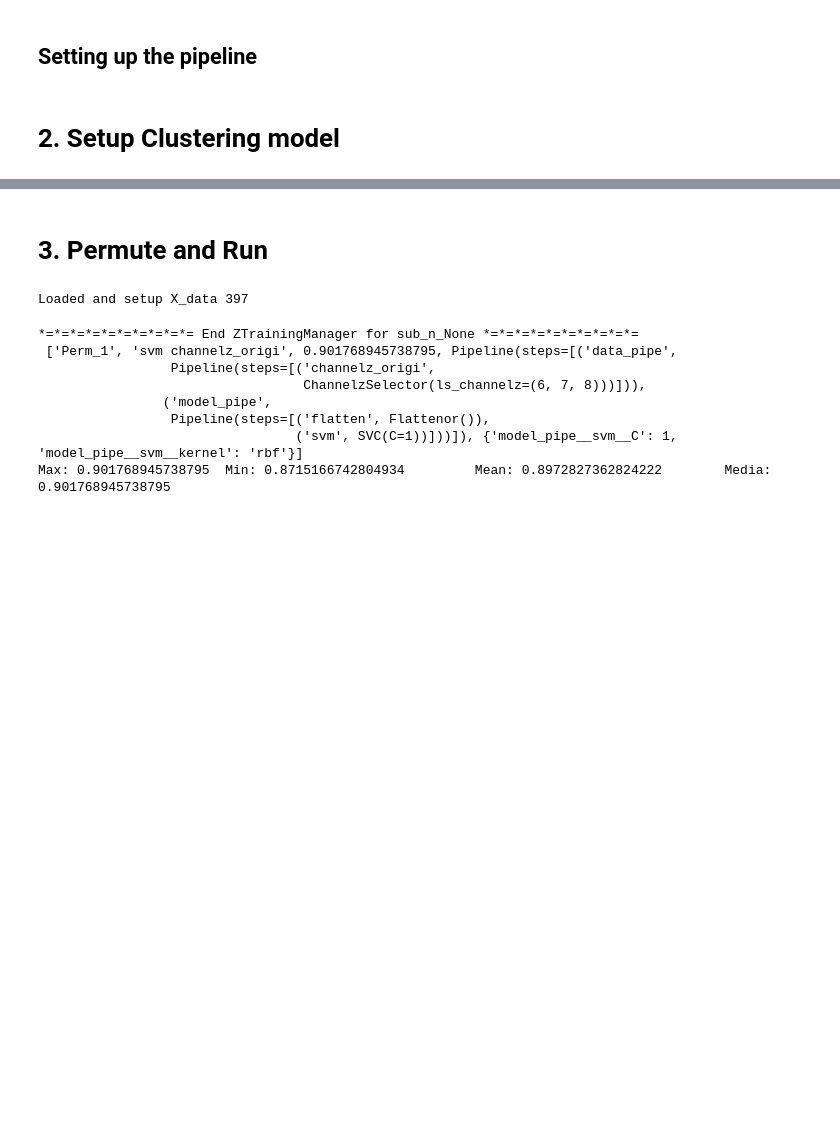
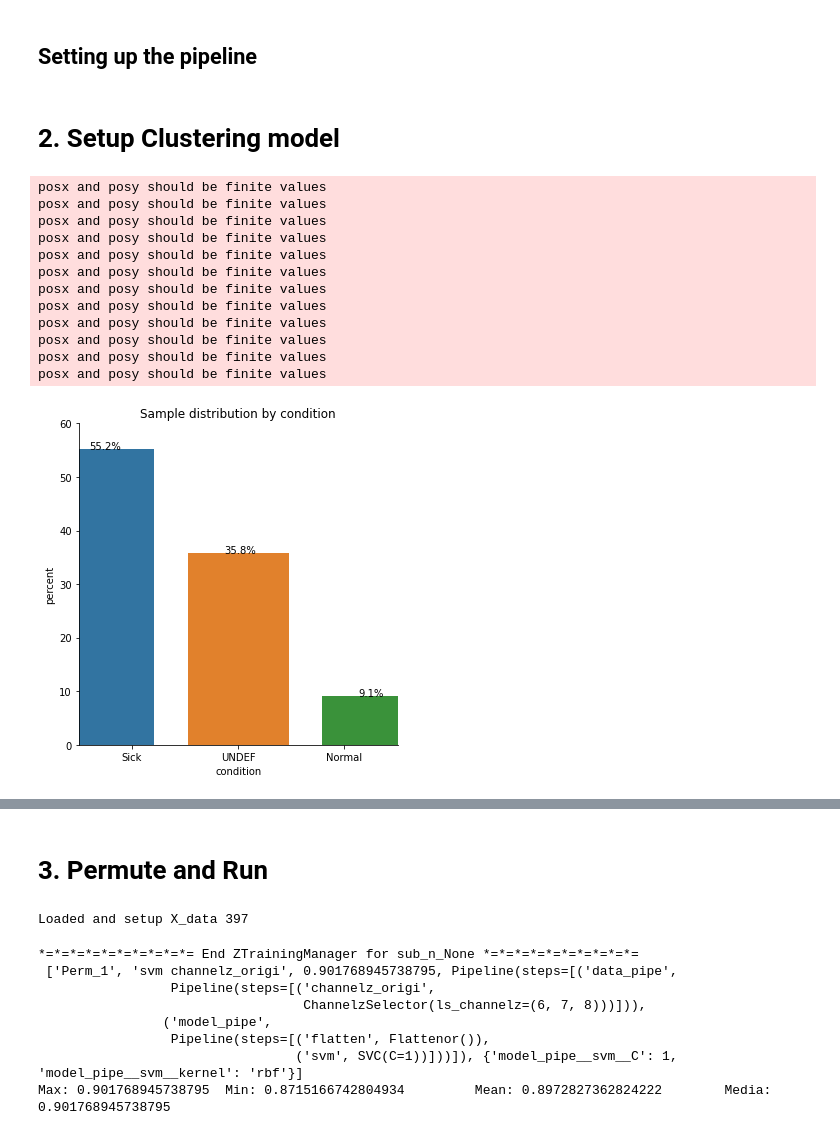
Before and after one commit to bilha-analytics/school, a Jupyter notebook: 01_ocular/notebooks/004_c_cluster_image_fmaps.ipynb, the cells around one changed output, grey strips where cells are left out. Drawn from its saved outputs; the diff is of its cells as text; code cells hidden in the pictures; blank space fills up the shorter version.

Commit message:
first EDA round fini

```diff
--- a/01_ocular/notebooks/004_c_cluster_image_fmaps.ipynb
+++ b/01_ocular/notebooks/004_c_cluster_image_fmaps.ipynb
@@ -272,0 +297,59 @@ def plot_clusters(name, labelz, n=_n_clusters):
+# %%
+dz = fmap_fname_to_data(_FMAPZ_DIR_LAB)
+parse_disease( 'CNV++UNDEF++ASR++HTR' )
+parse_disease( 'UNDEF' )
+parse_disease( 'UNDEF.png' )
+
+df = pd.DataFrame.from_records(dz)
+df.columns = ['id', 'fname', 'condition', 'cid', 'diseases']
+df.head()
+t = "Sample distribution by condition"
+# df.condition.value_counts().plot(kind='bar')
+# sns.countplot(x='condition', data=df).set_title(t)
+x_ = 'condition'
+# (df[x_]
+# .value_counts(normalize=True)
+# .mul(100)
+# .rename('percent')# .reset_index()
+# .pipe((sns.catplot,'data'), x=x_,y='percent',hue=x_,kind='bar'))
+
+
+df1 = df[x_].value_counts(normalize=True)
+df1 = df1.mul(100)
+df1 = df1.rename('percent') #.reset_index()
+df1 = pd.DataFrame({'condition': df1.index, "percent":df1.values})
+g = sns.catplot(x=x_,y='percent',hue=x_, kind='bar',data=df1)
+g.ax.set_ylim(0,60)
+g.ax.set_title(t)
+new_w = .95
+for p in g.ax.patches:
+    ##
+    txt = str(p.get_height().round(1)) + '%'
+    txt_x = p.get_x()
+    txt_y = p.get_height()
+    g.ax.text(txt_x,txt_y,txt)
+
+for p in g.ax.patches:
+    # we change the bar width
+    cur_w = p.get_width()
+    diff = cur_w - new_w
+    p.set_width(new_w)
+    # we recenter the bar
+    p.set_x(p.get_x() + diff * .5)
+
+
+plt.show();
+# %% [output]
+posx and posy should be finite values
+posx and posy should be finite values
+posx and posy should be finite values
+posx and posy should be finite values
+posx and posy should be finite values
+posx and posy should be finite values
+posx and posy should be finite values
+posx and posy should be finite values
+posx and posy should be finite values
+posx and posy should be finite values
+posx and posy should be finite values
+posx and posy should be finite values
+[figure, added]
```
Also changed, not shown: parts of 19 cells of this notebook, 11 other files.
